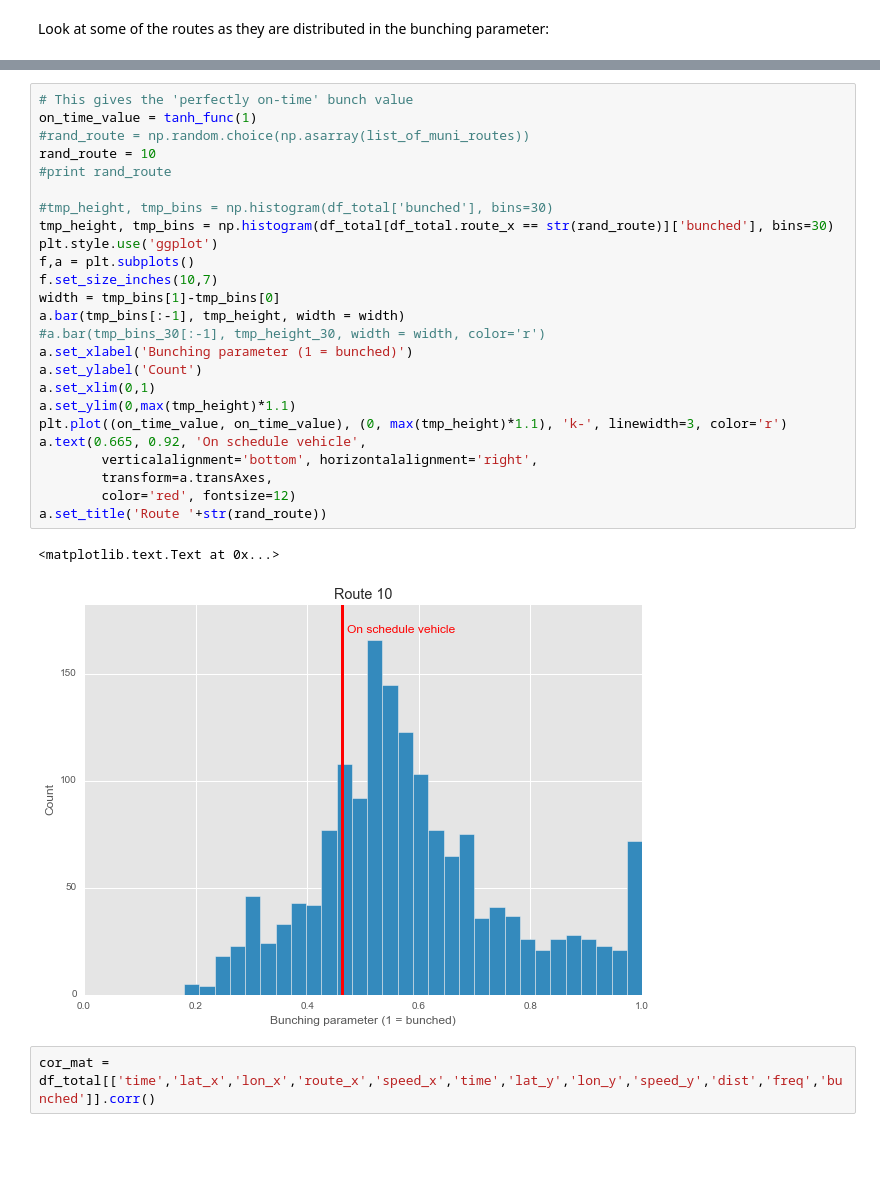
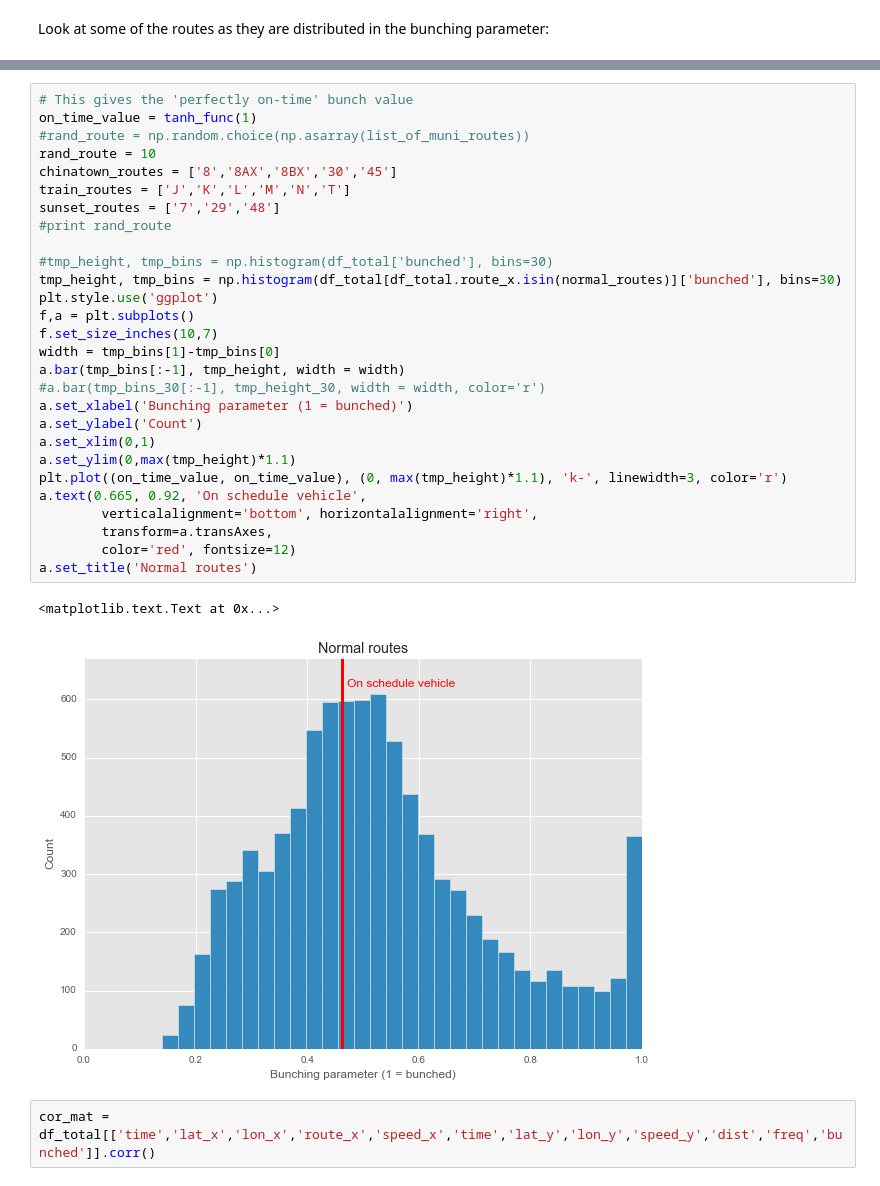
Before and after one commit to riemannzetagambit/busUnBunchr, a Jupyter notebook: nextbus_pull_from_remote_database.ipynb, the cells around one changed output, grey strips where cells are left out. Drawn from its saved outputs; the diff is of its cells as text; blank space fills up the shorter version.

```diff
--- a/nextbus_pull_from_remote_database.ipynb
+++ b/nextbus_pull_from_remote_database.ipynb
@@ -158,31 +241,34 @@ Look at some of the routes as they are distributed in the bunching parameter:
 # %%
 # This gives the 'perfectly on-time' bunch value
 on_time_value = tanh_func(1)
 #rand_route = np.random.choice(np.asarray(list_of_muni_routes))
 rand_route = 10
+chinatown_routes = ['8','8AX','8BX','30','45']
+train_routes = ['J','K','L','M','N','T']
+sunset_routes = ['7','29','48']
 #print rand_route
 
 #tmp_height, tmp_bins = np.histogram(df_total['bunched'], bins=30)
-tmp_height, tmp_bins = np.histogram(df_total[df_total.route_x == str(rand_route)]['bunched'], bins=30)
+tmp_height, tmp_bins = np.histogram(df_total[df_total.route_x.isin(normal_routes)]['bunched'], bins=30)
 plt.style.use('ggplot')
 f,a = plt.subplots()
 f.set_size_inches(10,7)
 width = tmp_bins[1]-tmp_bins[0]
 a.bar(tmp_bins[:-1], tmp_height, width = width)
 #a.bar(tmp_bins_30[:-1], tmp_height_30, width = width, color='r')
 a.set_xlabel('Bunching parameter (1 = bunched)')
 a.set_ylabel('Count')
 a.set_xlim(0,1)
 a.set_ylim(0,max(tmp_height)*1.1)
 plt.plot((on_time_value, on_time_value), (0, max(tmp_height)*1.1), 'k-', linewidth=3, color='r')
 a.text(0.665, 0.92, 'On schedule vehicle',
         verticalalignment='bottom', horizontalalignment='right',
         transform=a.transAxes,
         color='red', fontsize=12)
-a.set_title('Route '+str(rand_route))
+a.set_title('Normal routes')
 # %% [output]
 <matplotlib.text.Text at 0x...>
-[figure, old version]
+[figure, new version]
 # %%
 cor_mat = df_total[['time','lat_x','lon_x','route_x','speed_x','time','lat_y','lon_y','speed_y','dist','freq','bunched']].corr()
 # %%
```
Also changed, not shown: parts of 75 cells of this notebook, 4 other files.
